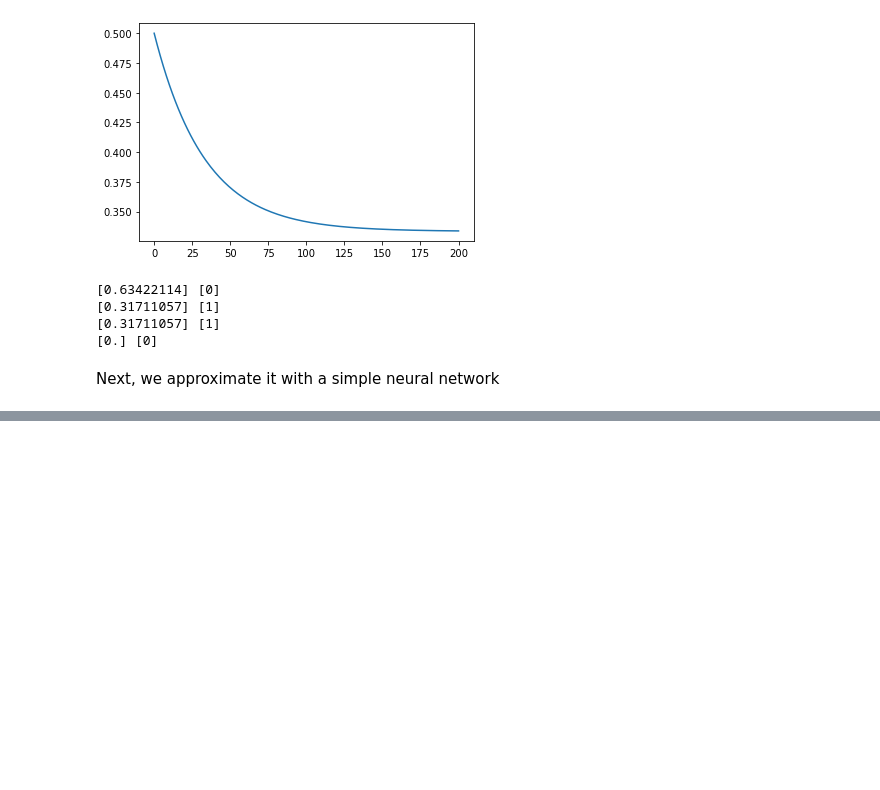
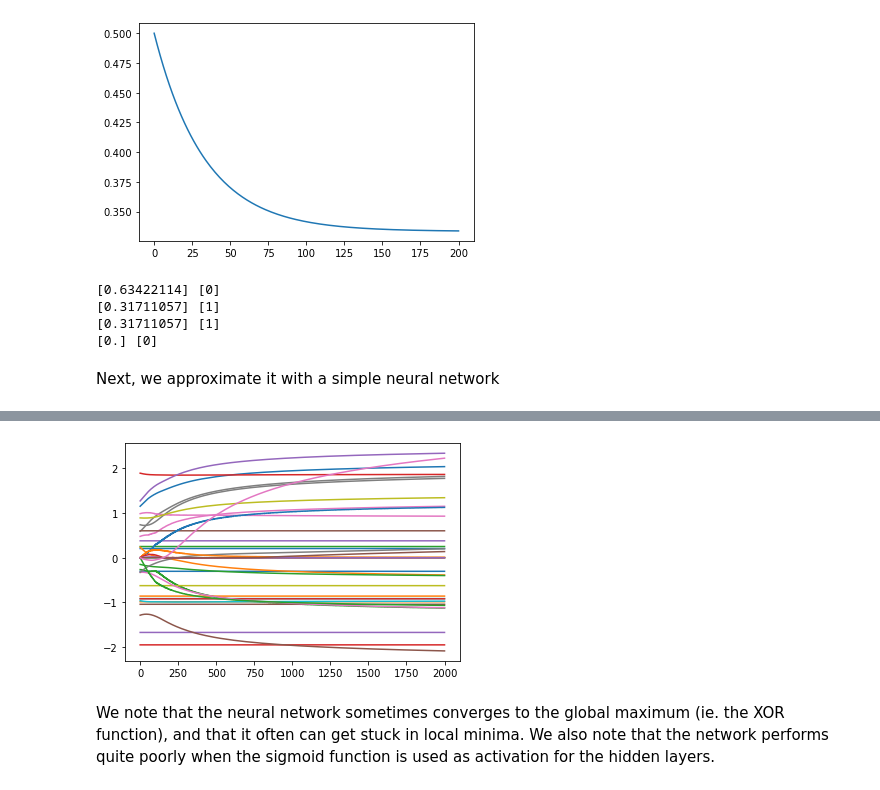
Before and after one commit to carlfre/FYS-STK3155-project-2, a Jupyter notebook: notebooks/nn_vs_regression.ipynb, the cells around one changed output, grey strips where cells are left out. Drawn from its saved outputs; the diff is of its cells as text; code cells hidden in the pictures; blank space fills up the shorter version.

```diff
--- a/notebooks/nn_vs_regression.ipynb
+++ b/notebooks/nn_vs_regression.ipynb
@@ -153,0 +154,9 @@ for i in range(len(preds)):
+# %%
+# Plot weights
+weights = gd.weights
+for i in range(len(w)):
+    plt.plot(weights[:, i])
+# %% [output]
+[figure, added]
+# %% [markdown]
+We note that the neural network sometimes converges to the global maximum (ie. the XOR function), and that it often can get stuck in local minima. We also note that the network performs quite poorly when the sigmoid function is used as activation for the hidden layers.
```
Also changed, not shown: parts of 38 cells of this notebook.
